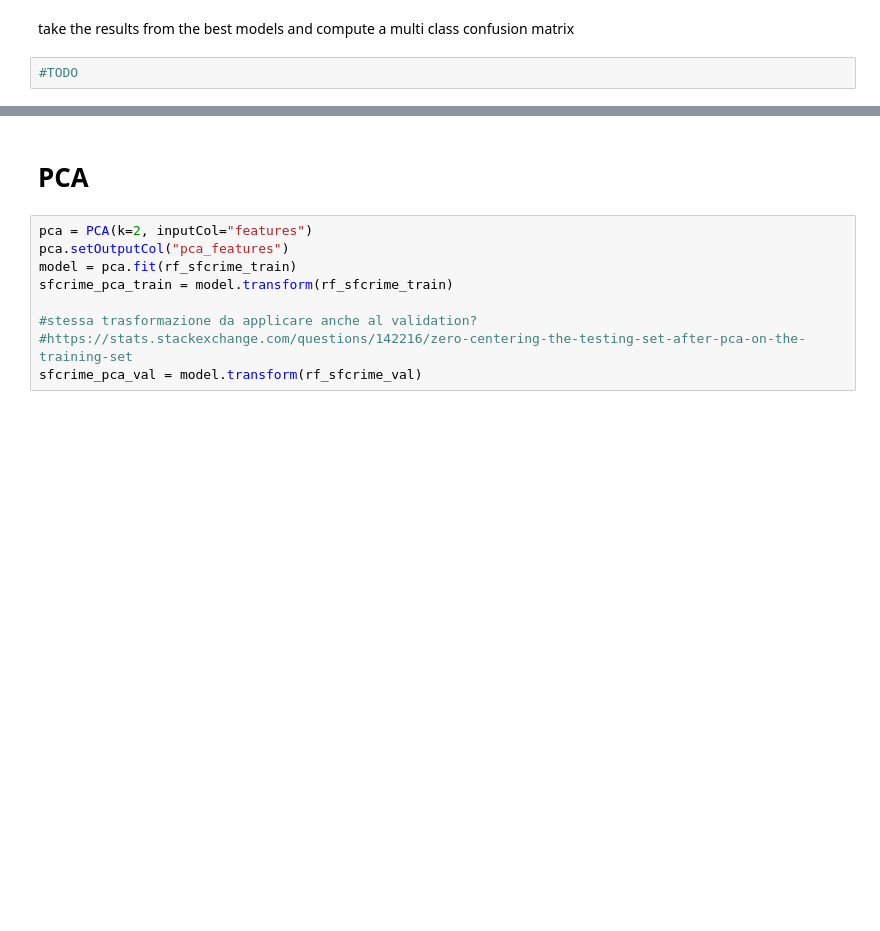
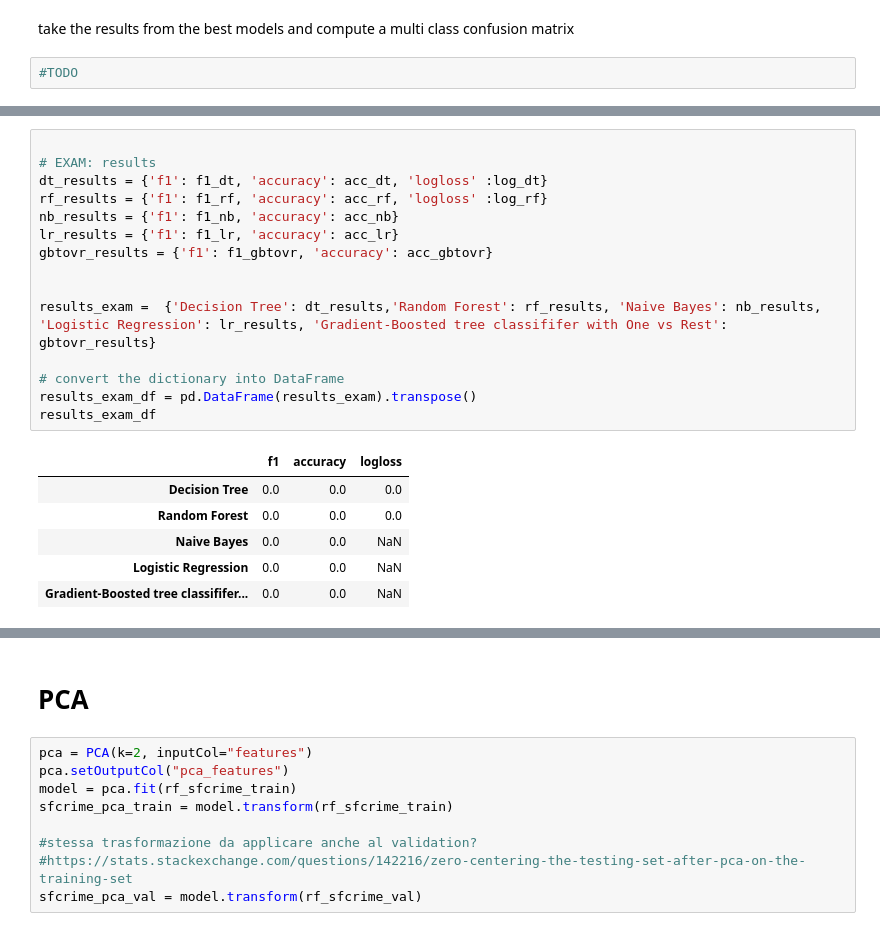
Before and after one commit to giorgiapavani/BDA, a Jupyter notebook: sf-crime-12dic.ipynb, the cells around one changed output, grey strips where cells are left out. Drawn from its saved outputs; the diff is of its cells as text; blank space fills up the shorter version.

Commit message:
commenti DataInspection + Dataframe dei results

```diff
--- a/sf-crime-12dic.ipynb
+++ b/sf-crime-12dic.ipynb
@@ -1088,0 +1104,22 @@ take the results from the best models and compute a multi class confusion matrix
+# %%
+
+# EXAM: results
+dt_results = {'f1': f1_dt, 'accuracy': acc_dt, 'logloss' :log_dt}
+rf_results = {'f1': f1_rf, 'accuracy': acc_rf, 'logloss' :log_rf}
+nb_results = {'f1': f1_nb, 'accuracy': acc_nb}
+lr_results = {'f1': f1_lr, 'accuracy': acc_lr}
+gbtovr_results = {'f1': f1_gbtovr, 'accuracy': acc_gbtovr}
+
+
+results_exam =  {'Decision Tree': dt_results,'Random Forest': rf_results, 'Naive Bayes': nb_results, 'Logistic Regression': lr_results, 'Gradient-Boosted tree classififer with One vs Rest': gbtovr_results}
+
+# convert the dictionary into DataFrame
+results_exam_df = pd.DataFrame(results_exam).transpose()
+results_exam_df
+# %% [output]
+|  | f1 | accuracy | logloss |
+| Decision Tree | 0.0 | 0.0 | 0.0 |
+| Random Forest | 0.0 | 0.0 | 0.0 |
+| Naive Bayes | 0.0 | 0.0 | NaN |
+| Logistic Regression | 0.0 | 0.0 | NaN |
+| Gradient-Boosted tree classififer... | 0.0 | 0.0 | NaN |
```
Also changed, not shown: parts of 31 cells of this notebook.
